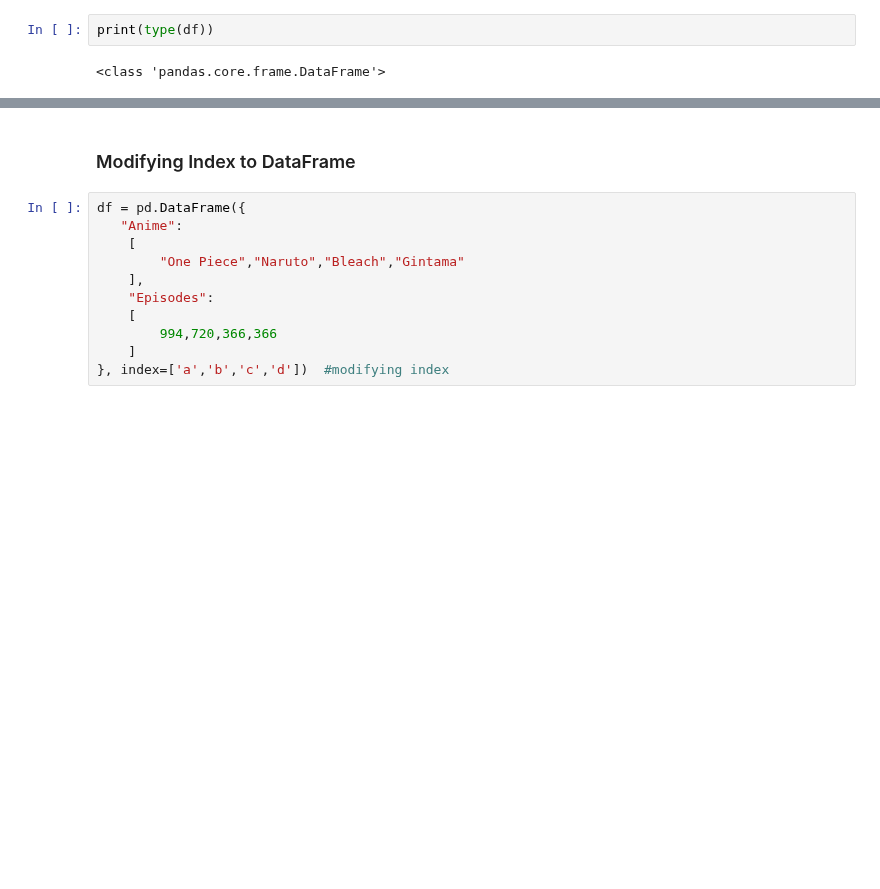
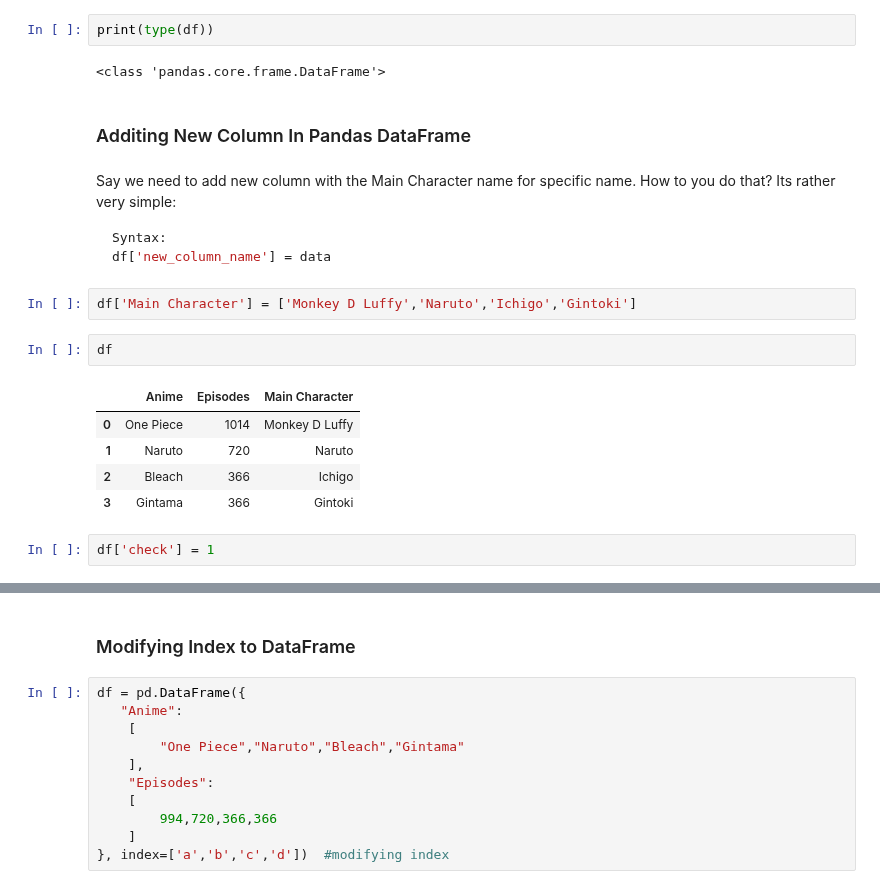
Before and after one commit to lucifertrj/100DaysOfML, a Jupyter notebook: Day2:Pandas/pandas_part1.ipynb, the cells around one changed output, grey strips where cells are left out. Drawn from its saved outputs; the diff is of its cells as text; blank space fills up the shorter version.

````diff
--- a/Day2:Pandas/pandas_part1.ipynb
+++ b/Day2:Pandas/pandas_part1.ipynb
@@ -57,3 +57,23 @@ df
 print(type(df))
 # %% [output]
 <class 'pandas.core.frame.DataFrame'>
+# %% [markdown]
+### Additing New Column In Pandas DataFrame
+# %% [markdown]
+Say we need to add new column with the Main Character name for specific name. How to you do that? Its rather very simple:
+```py
+Syntax:
+df['new_column_name'] = data
+```
+# %%
+df['Main Character'] = ['Monkey D Luffy','Naruto','Ichigo','Gintoki']
+# %%
+df
+# %% [output]
+|  | Anime | Episodes | Main Character |
+| 0 | One Piece | 1014 | Monkey D Luffy |
+| 1 | Naruto | 720 | Naruto |
+| 2 | Bleach | 366 | Ichigo |
+| 3 | Gintama | 366 | Gintoki |
+# %%
+df['check'] = 1
````
Also changed, not shown: parts of 14 cells of this notebook, 1 other file.
